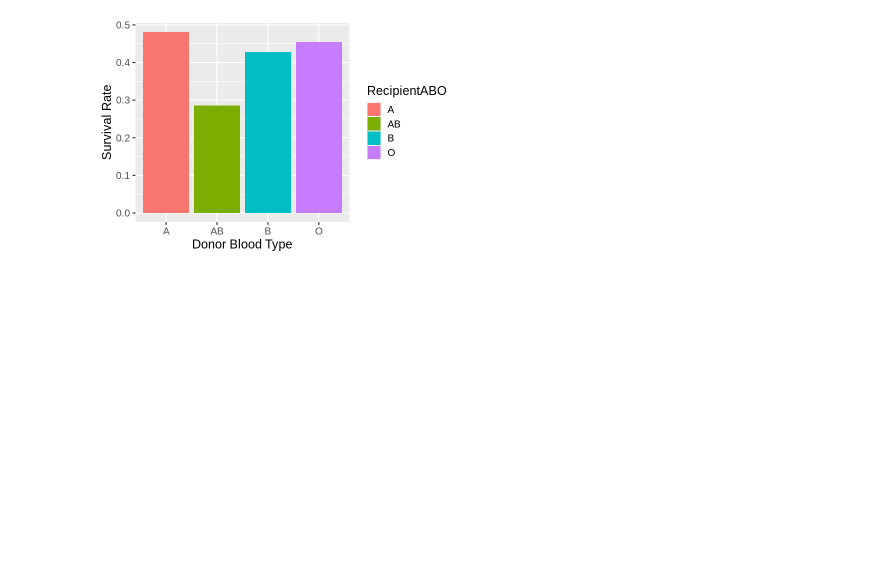
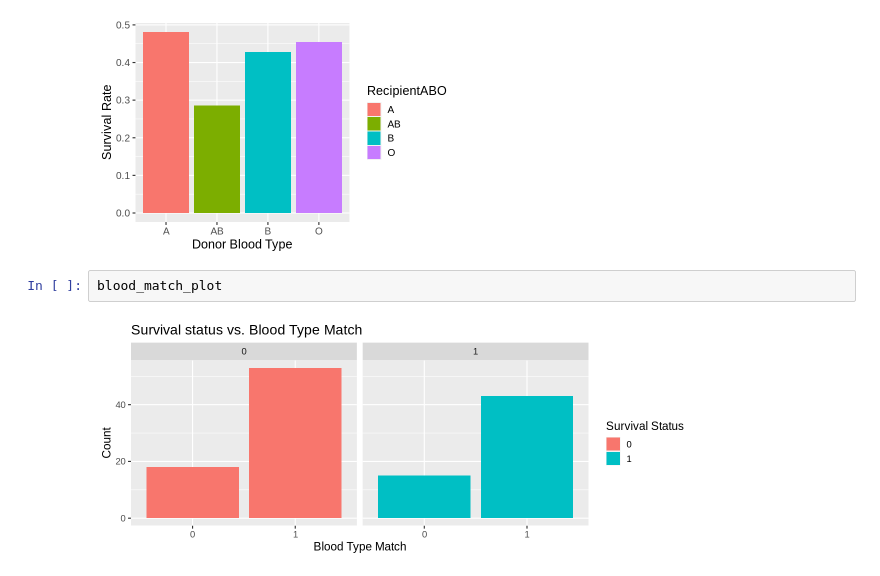
Before and after one commit to lattellie/23-03-DSCI-group-project, a Jupyter notebook: pre-visualization.ipynb, the cells around one changed output. Drawn from its saved outputs; the diff is of its cells as text; blank space fills up the shorter version.

```diff
--- a/pre-visualization.ipynb
+++ b/pre-visualization.ipynb
@@ -338,3 +438,7 @@ A grouped_df: 4 × 4
 | B | 20 | 15 | 0.4285714 |
 | O | 18 | 15 | 0.4545455 |
 [figure]
+# %%
+blood_match_plot
+# %% [output]
+[figure, added]
```
Also changed, not shown: parts of 6 cells of this notebook.
